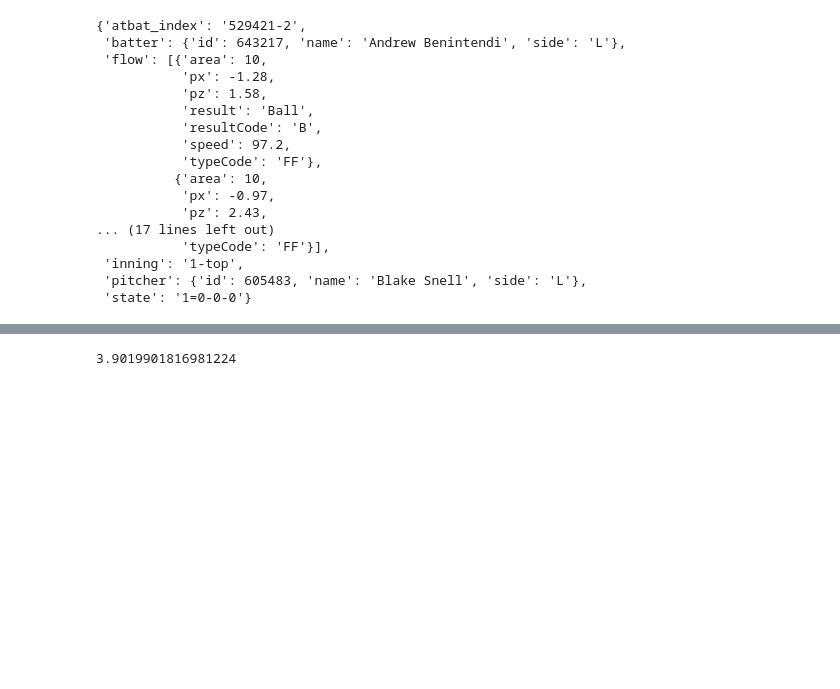
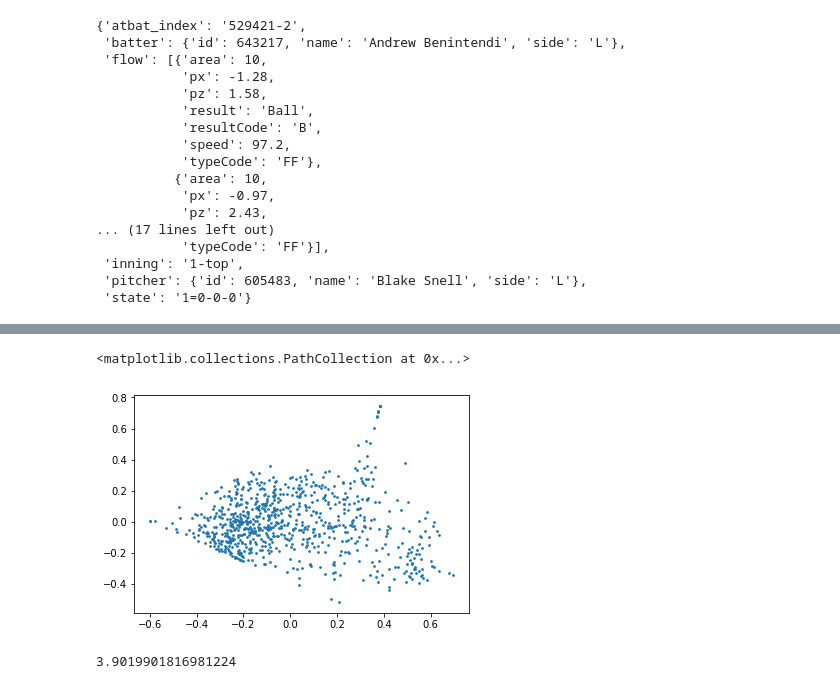
Before and after one commit to rootsofworld/mlb-pitcher-sequence, a Jupyter notebook: pitch_analysis.ipynb, the cells around one changed output, grey strips where cells are left out. Drawn from its saved outputs; the diff is of its cells as text; code cells hidden in the pictures; blank space fills up the shorter version.

```diff
--- a/pitch_analysis.ipynb
+++ b/pitch_analysis.ipynb
@@ -322,3 +322,23 @@ print(pitcherMap['Chris Sale']['types'])
+# %%
+t_set = ["FF", "CH", "CU", "SL", "FT", "FC", "KC", "SI", "FS", "Others"]
+for player, profile in pitcherMap.items():
+    type_stat = {pitch_type:0 for pitch_type in profile['types']}
+    for pa_index in profile['pa']:
+        for pitch in new_flows[pa_index]['flow']:
+            type_stat[pitch['typeCode']] += 1
+    total = sum(type_stat.values())
+    vector = [ 0 for t in t_set]
+    for t, c in type_stat.items():
+        vector[t_set.index(t)] = c / total
+    pitcherMap[player]['vector'] = vector
+# %%
+from sklearn.decomposition import PCA
+pitchers, pitcher_vectors = zip(*[(player, profile['vector']) for player, profile in pitcherMap.items()])
+pv_pca = PCA(n_components=4).fit_transform(pitcher_vectors)
+plt.scatter(pv_pca[:, 0], pv_pca[:, 1], s=3)
+# %% [output]
+<matplotlib.collections.PathCollection at 0x...>
+[figure, added]
 # %%
 #Average pitch count
 sum([len(f['flow']) for f in new_flows])/len(new_flows)
```
Also changed, not shown: parts of 17 cells of this notebook, 7 other files.
